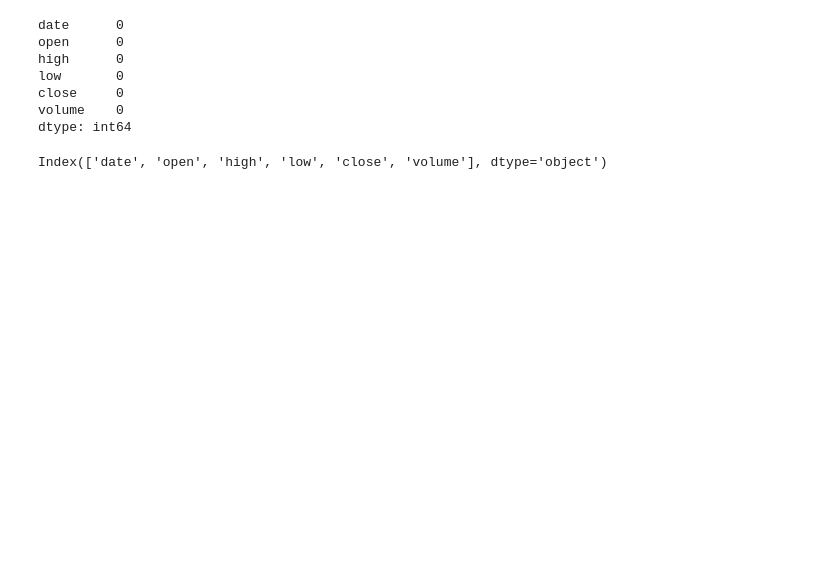
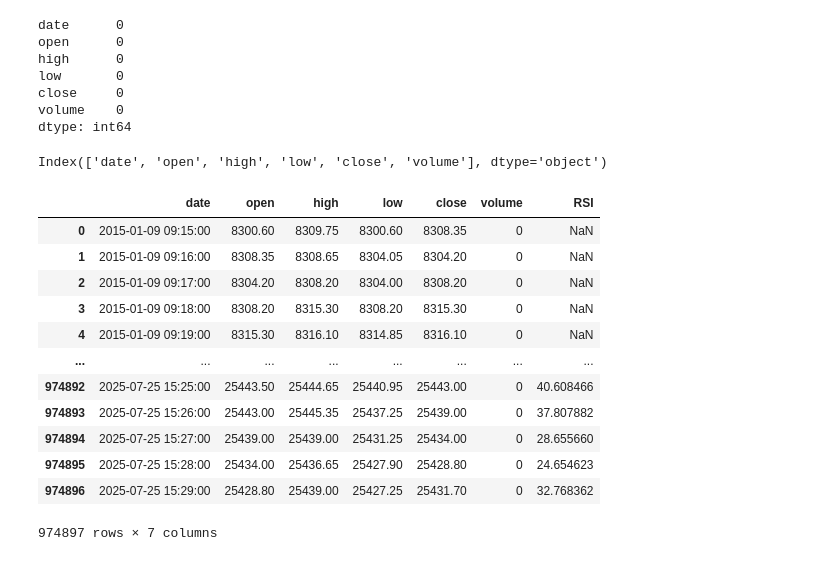
Before and after one commit to helloWorld-Rishabh/Econophysics_profCDS, a Jupyter notebook: EDA_NIFTY50.ipynb, the cells around one changed output. Saved outputs shown, nothing was run; the diff lists cells and outputs as text; code cells hidden in the pictures; blank space fills up the shorter version.

```diff
--- a/EDA_NIFTY50.ipynb
+++ b/EDA_NIFTY50.ipynb
@@ -53,3 +62,52 @@ dtype: int64
 df.columns
 # %% [output]
 Index(['date', 'open', 'high', 'low', 'close', 'volume'], dtype='object')
+# %%
+def calculate_rsi(df, period=14):
+    """
+    Calculates the RSI for a given DataFrame.
+
+    Args:
+        df (pd.DataFrame): Pandas DataFrame with data (Open, High, Low, Close).
+        period (int): RSI calculation period (default: 14).
+
+    Returns:
+        pd.DataFrame: DataFrame with RSI calculated.
+    """
+    # Calculate price changes
+    price_change = df['close'].diff()
+
+    # Calculate gains and losses
+    gains = price_change.clip(lower=0)
+    losses = -price_change.clip(upper=0)
+
+    # Calculate average gain and loss
+    avg_gain = gains.rolling(window=period).mean()
+    avg_loss = losses.rolling(window=period).mean()
+
+    # Calculate Relative Strength
+    rs = avg_gain / avg_loss
+
+    # Calculate RSI
+    rsi = 100 - (100 / (1 + rs))
+
+    # Add RSI to the DataFrame
+    df['RSI'] = rsi
+
+    return df
+# %%
+calculate_rsi(df,14)
+# %% [output]
+|  | date | open | high | low | close | volume | RSI |
+| 0 | 2015-01-09 09:15:00 | 8300.60 | 8309.75 | 8300.60 | 8308.35 | 0 | NaN |
+| 1 | 2015-01-09 09:16:00 | 8308.35 | 8308.65 | 8304.05 | 8304.20 | 0 | NaN |
+| 2 | 2015-01-09 09:17:00 | 8304.20 | 8308.20 | 8304.00 | 8308.20 | 0 | NaN |
+| 3 | 2015-01-09 09:18:00 | 8308.20 | 8315.30 | 8308.20 | 8315.30 | 0 | NaN |
+| 4 | 2015-01-09 09:19:00 | 8315.30 | 8316.10 | 8314.85 | 8316.10 | 0 | NaN |
+| ... | ... | ... | ... | ... | ... | ... | ... |
+| 974892 | 2025-07-25 15:25:00 | 25443.50 | 25444.65 | 25440.95 | 25443.00 | 0 | 40.608466 |
+| 974893 | 2025-07-25 15:26:00 | 25443.00 | 25445.35 | 25437.25 | 25439.00 | 0 | 37.807882 |
+| 974894 | 2025-07-25 15:27:00 | 25439.00 | 25439.00 | 25431.25 | 25434.00 | 0 | 28.655660 |
+| 974895 | 2025-07-25 15:28:00 | 25434.00 | 25436.65 | 25427.90 | 25428.80 | 0 | 24.654623 |
+| 974896 | 2025-07-25 15:29:00 | 25428.80 | 25439.00 | 25427.25 | 25431.70 | 0 | 32.768362 |
+974897 rows × 7 columns
```
Also changed, not shown: parts of 18 cells of this notebook, 2 other files.
